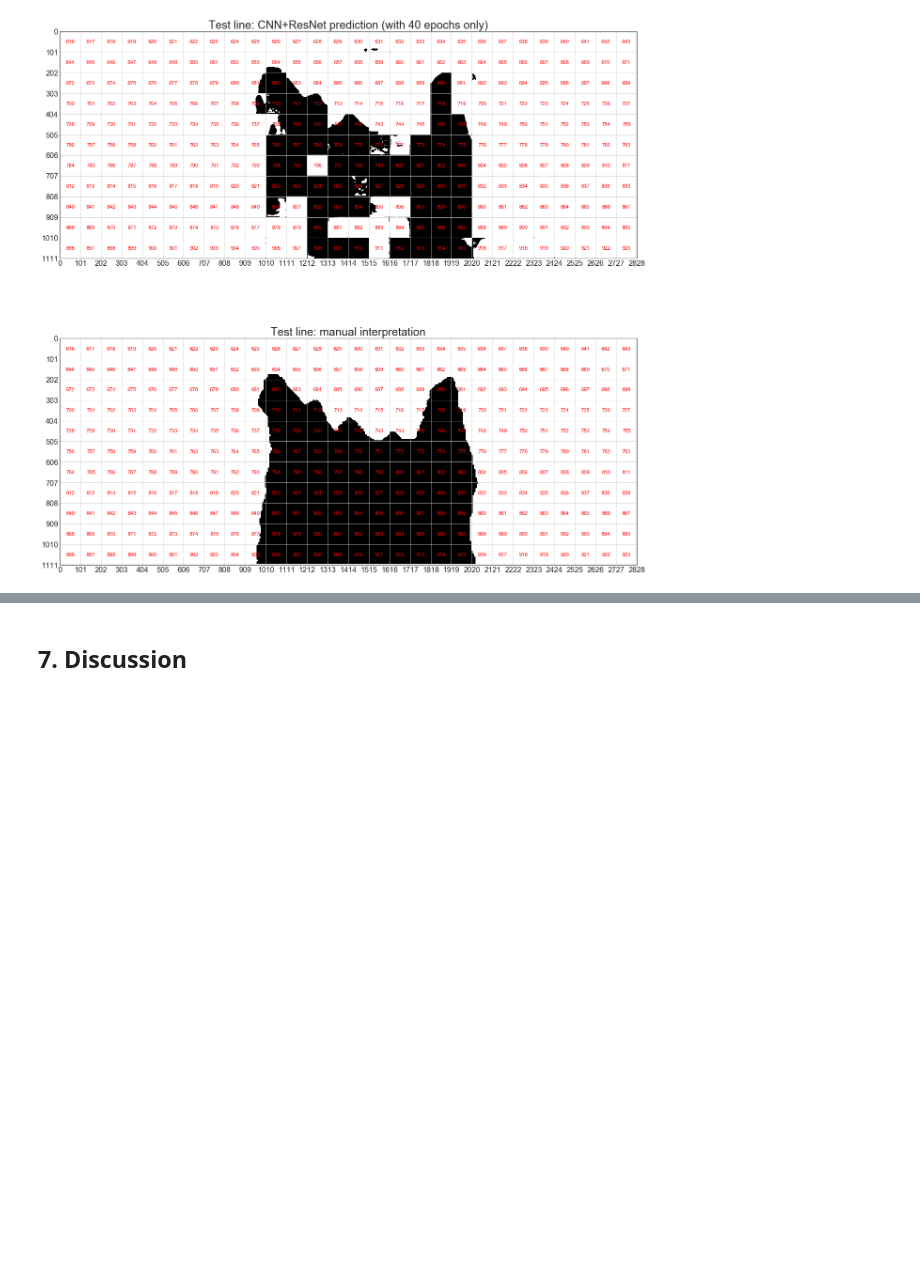
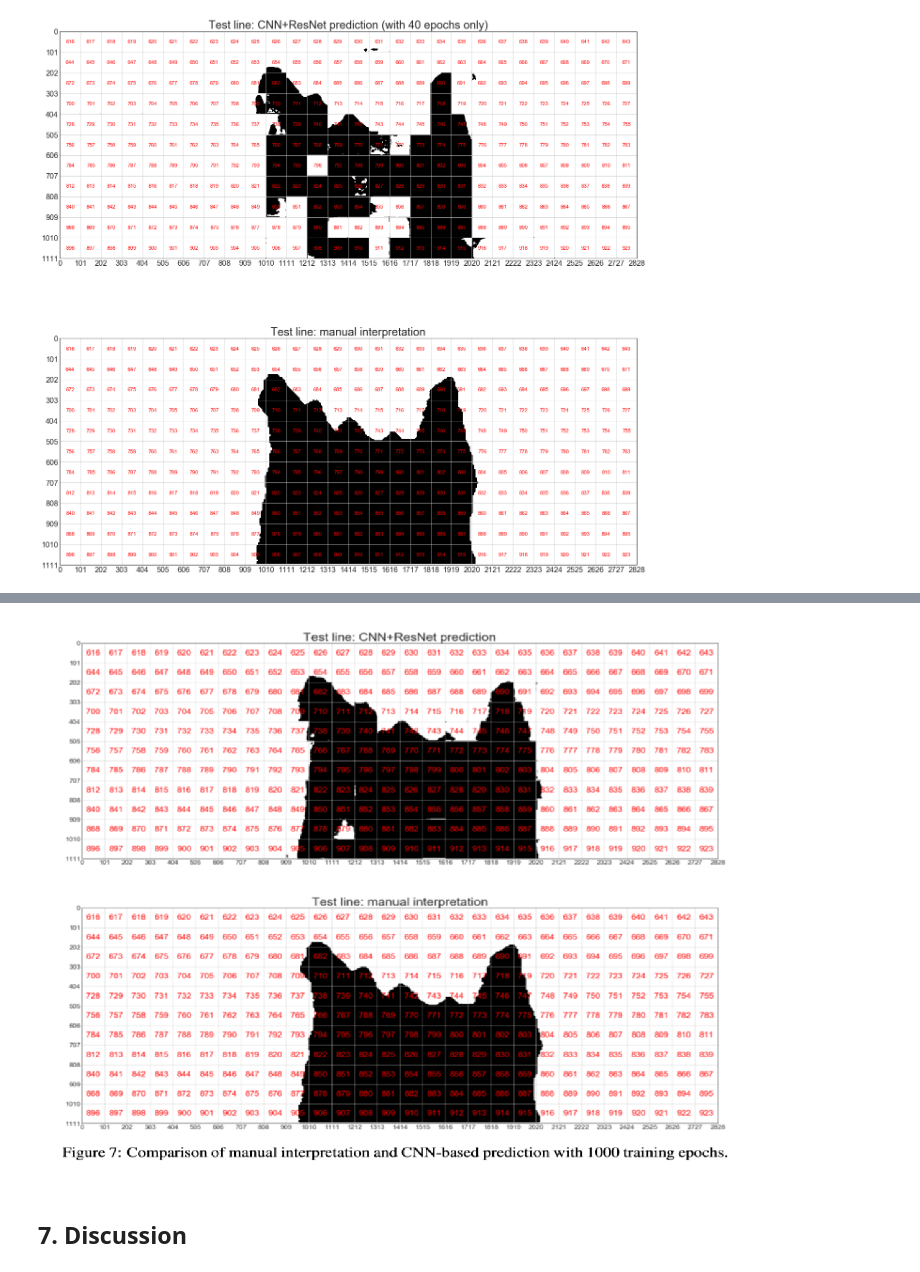
Before and after one commit to zhengjing8628/seismic_salt_body_cnn, a Jupyter notebook: salt_body_interpret_deep_cnn.ipynb, the cells around one changed output, grey strips where cells are left out. Drawn from its saved outputs; the diff is of its cells as text; code cells hidden in the pictures; blank space fills up the shorter version.

```diff
--- a/salt_body_interpret_deep_cnn.ipynb
+++ b/salt_body_interpret_deep_cnn.ipynb
@@ -1089,3 +1092,13 @@ For comparison, here is the plot shown in my paper after 1000 training epochs ([
+# %%
+import matplotlib.pyplot as plt
+import matplotlib.image as mpimg
+image = mpimg.imread("Prediction.png")
+plt.figure(figsize=(22,18))
+plt.imshow(image, aspect='auto')
+plt.axis("off")
+plt.show()
+# %% [output]
+[figure, added]
 # %% [markdown]
 ## 7. Discussion <a id='cell_6'></a>
 # %% [markdown]
```
Also changed, not shown: parts of 4 cells of this notebook.
